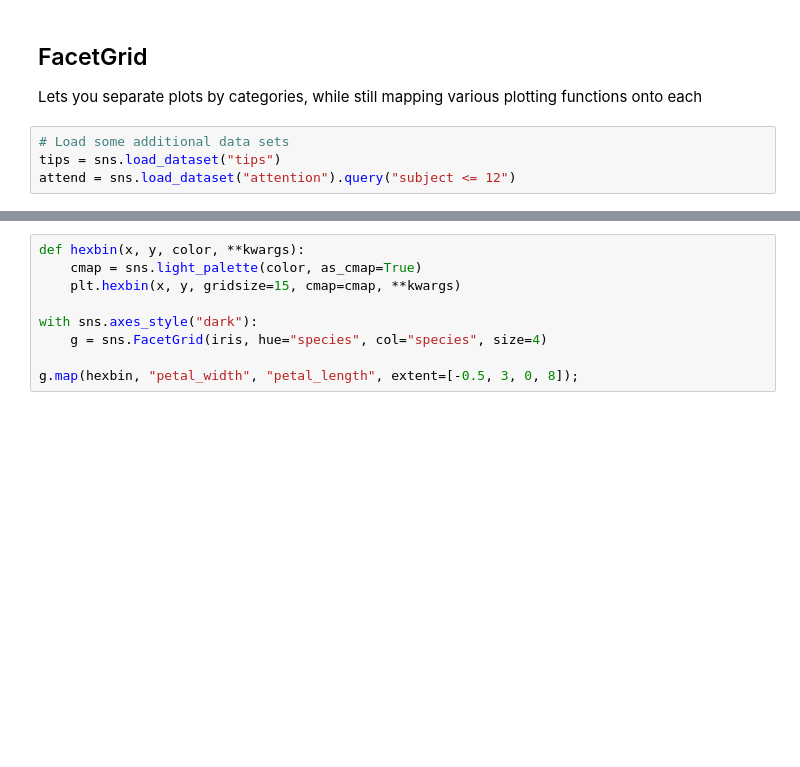
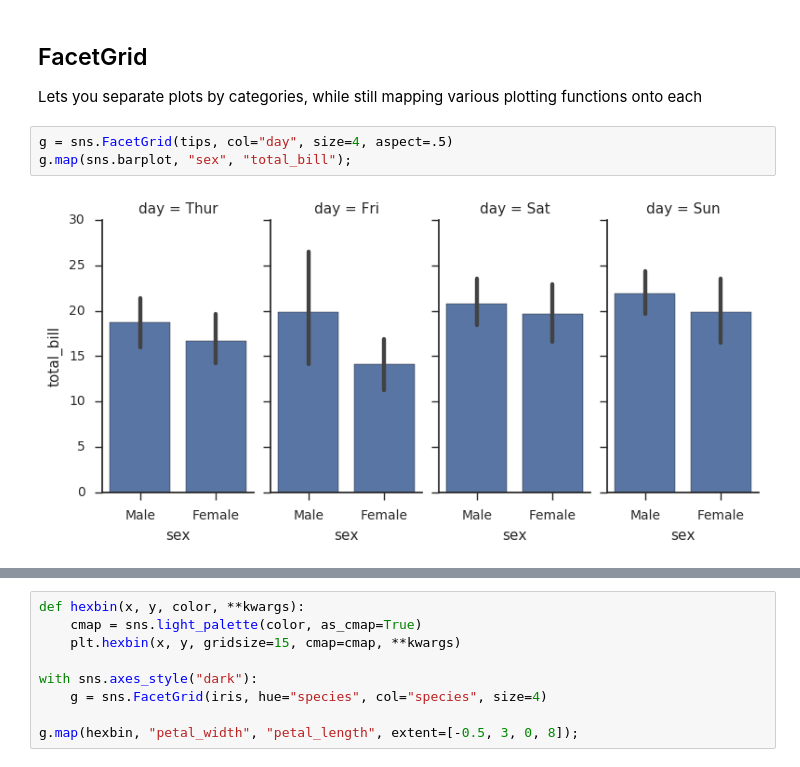
Before and after one commit to emonson/JupyterPythonIntro, a Jupyter notebook: seaborn_visualization.ipynb, the cells around one changed output, grey strips where cells are left out. Cells and saved outputs as stored; diff of their text form; blank space fills up the shorter version.

```diff
--- a/seaborn_visualization.ipynb
+++ b/seaborn_visualization.ipynb
@@ -67,7 +72,8 @@ g = g.add_legend()
 ## FacetGrid
 
 Lets you separate plots by categories, while still mapping various plotting functions onto each
-# %%
-# Load some additional data sets
-tips = sns.load_dataset("tips")
-attend = sns.load_dataset("attention").query("subject <= 12")
+# %%
+g = sns.FacetGrid(tips, col="day", size=4, aspect=.5)
+g.map(sns.barplot, "sex", "total_bill");
+# %% [output]
+[figure, added]
```
Also changed, not shown: parts of 3 cells of this notebook.
